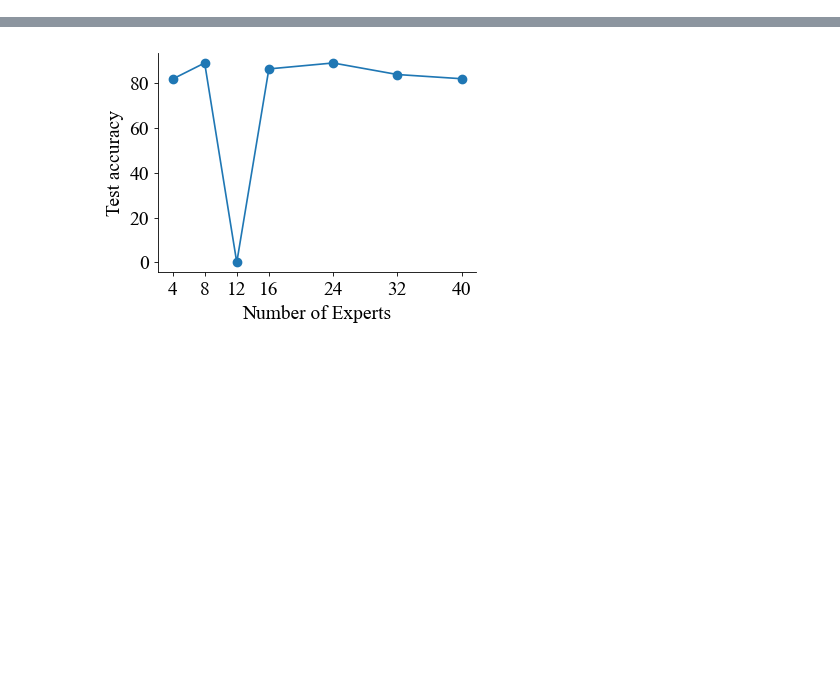
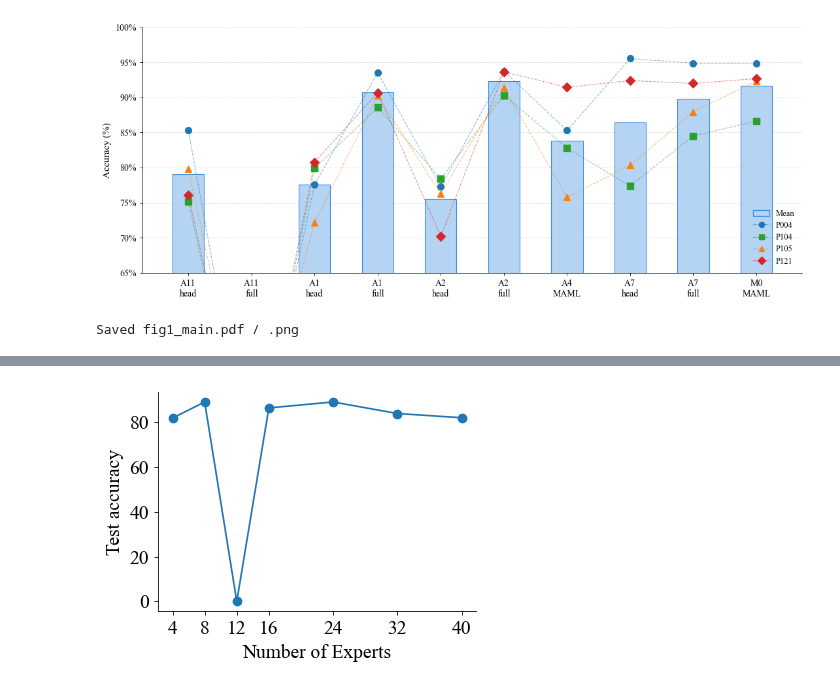
Before and after one commit to kdmalc/pers-gest-cls, a Jupyter notebook: paper_figures/NeurIPS_Figures.ipynb, the cells around one changed output, grey strips where cells are left out. Drawn from its saved outputs; the diff is of its cells as text; code cells hidden in the pictures; blank space fills up the shorter version.

Commit message:
Making NeurIPS figures

```diff
--- a/paper_figures/NeurIPS_Figures.ipynb
+++ b/paper_figures/NeurIPS_Figures.ipynb
@@ -24,0 +417,5 @@ plt.rcParams.update({
+# %%
+figure_main_ablations(df)
+# %% [output]
+[figure, added]
+Saved fig1_main.pdf / .png
```
Also changed, not shown: parts of 8 cells of this notebook, 1 other file.
